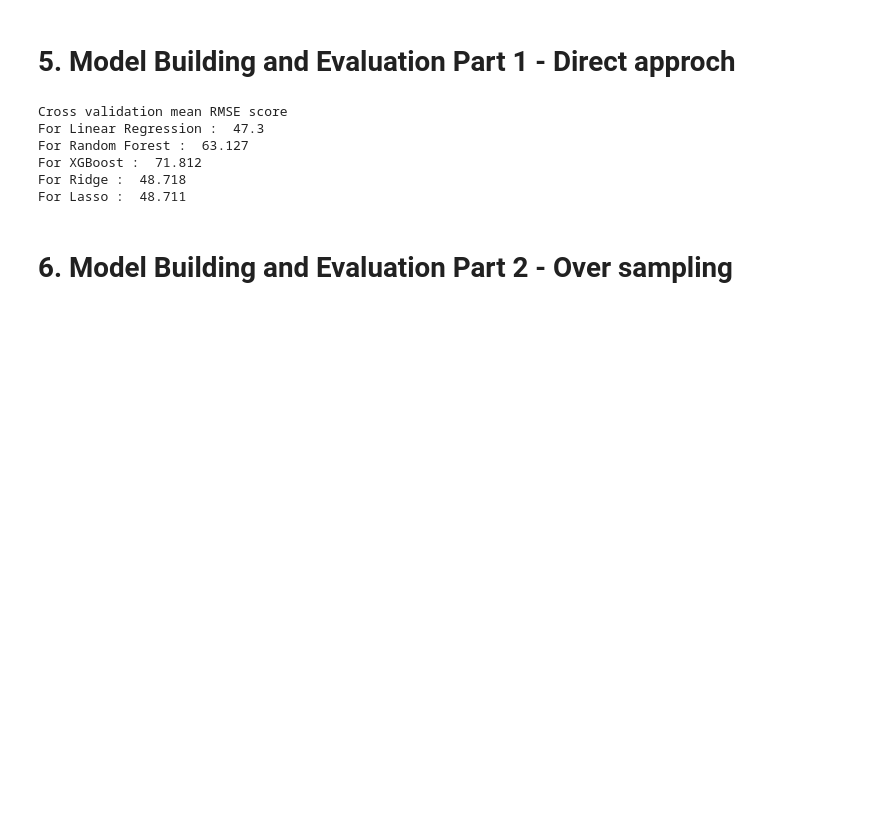
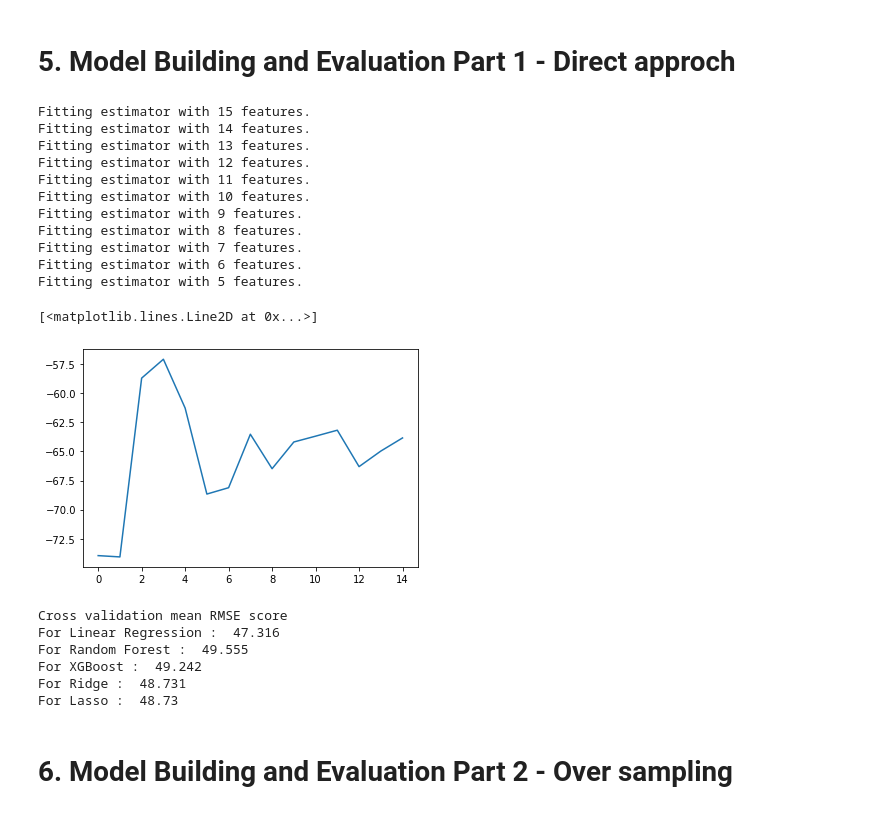
Before and after one commit to kumaranurag7/Retail-Price-Analysis-and-Prediction, a Jupyter notebook: Stock_price_prediction.ipynb, the cells around one changed output. Drawn from its saved outputs; the diff is of its cells as text; code cells hidden in the pictures; blank space fills up the shorter version.

Commit message:
Updated feature selection

```diff
--- a/Stock_price_prediction.ipynb
+++ b/Stock_price_prediction.ipynb
@@ -231,6 +230,30 @@ y1 = train3.UnitPrice.copy()
 # standardize the features
 ss= StandardScaler()
 X1 = ss.fit_transform(X1)
+# %%
+# Recurssive Feature Elimination
+rfecv_estimator = RandomForestRegressor()
+rfecv_1 = RFECV(rfe_estimator, step=1, min_features_to_select=1, scoring='neg_root_mean_squared_error', verbose=12, n_jobs=-1)
+rfecv_1.fit(X1,y1)
+X1 = rfecv_1.transform(X1)
+plt.plot(rfecv_1.grid_scores_[:])
+plt.ylabel(' -1 * RMSE')
+plt.xlabel('Number of Features')
+plt.title('RMSE vs Number of Features')
+# %% [output]
+Fitting estimator with 15 features.
+Fitting estimator with 14 features.
+Fitting estimator with 13 features.
+Fitting estimator with 12 features.
+Fitting estimator with 11 features.
+Fitting estimator with 10 features.
+Fitting estimator with 9 features.
+Fitting estimator with 8 features.
+Fitting estimator with 7 features.
+Fitting estimator with 6 features.
+Fitting estimator with 5 features.
+[<matplotlib.lines.Line2D at 0x...>]
+[figure, added]
 # %%
 #Cross validation
 lr = LinearRegression()
@@ -256,11 +279,11 @@ la_cv = cross_val_score(la,X1,y1,cv = 8, scoring = 'neg_root_mean_squared_error'
 print('For Lasso : ',round(-1*la_cv,3))
 # %% [output]
 Cross validation mean RMSE score
-For Linear Regression :  47.3
-For Random Forest :  63.127
-For XGBoost :  71.812
-For Ridge :  48.718
-For Lasso :  48.711
+For Linear Regression :  47.316
+For Random Forest :  49.555
+For XGBoost :  49.242
+For Ridge :  48.731
+For Lasso :  48.73
 # %% [markdown]
 # 6. Model Building and Evaluation Part 2 - Over sampling
 # %%
```
Also changed, not shown: parts of 7 cells of this notebook.
